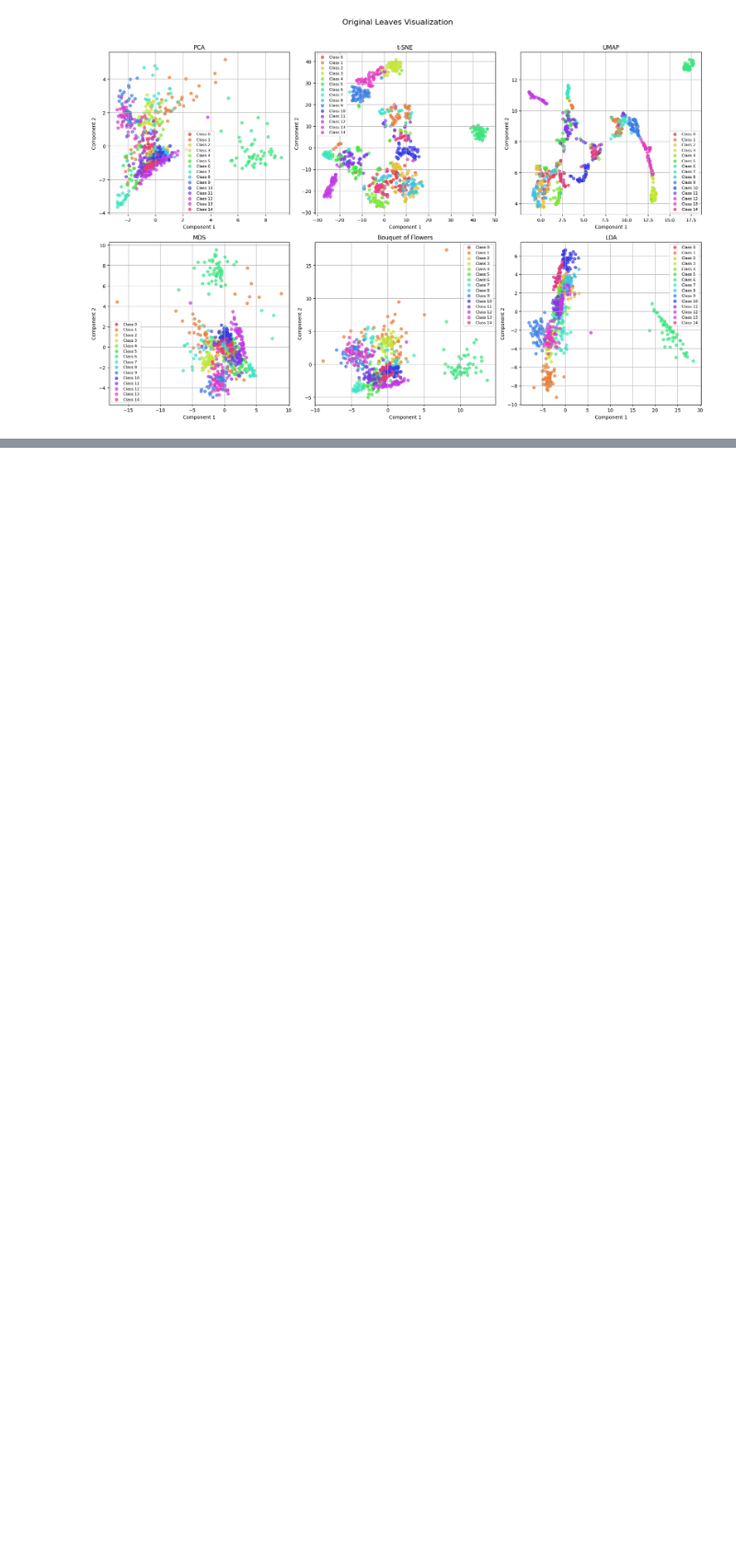
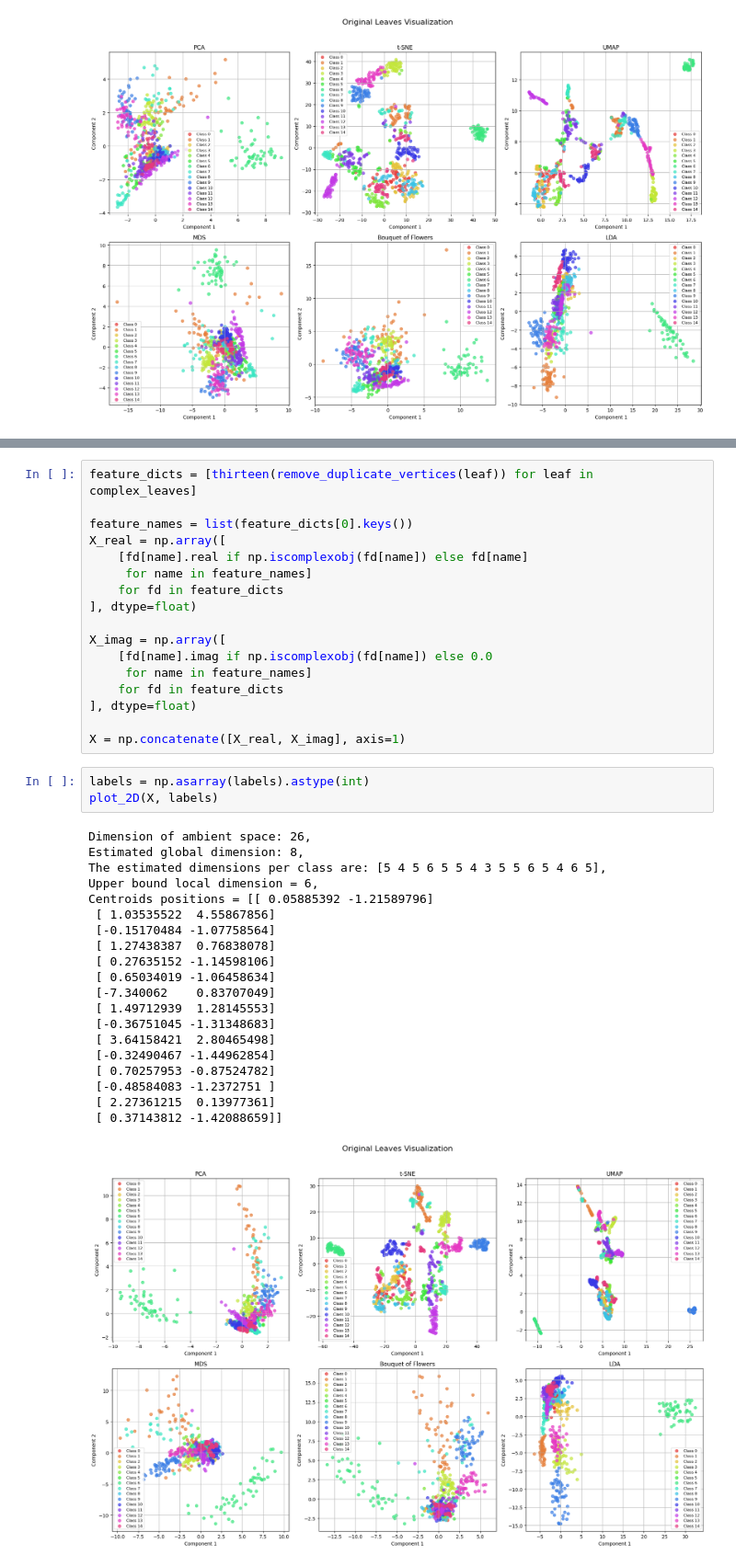
Before and after one commit to GiLonga/Varifold-Moments, a Jupyter notebook: SLeaves.ipynb, the cells around one changed output, grey strips where cells are left out. Shown at 92% size. Cells and saved outputs as stored; diff of their text form; blank space fills up the shorter version.

Commit message:
Now you can visualize both the 11 and the 13 invariants.

```diff
--- a/SLeaves.ipynb
+++ b/SLeaves.ipynb
@@ -147,0 +112,41 @@ Classification report:
+# %%
+feature_dicts = [thirteen(remove_duplicate_vertices(leaf)) for leaf in complex_leaves]
+
+feature_names = list(feature_dicts[0].keys())
+X_real = np.array([
+    [fd[name].real if np.iscomplexobj(fd[name]) else fd[name]
+     for name in feature_names]
+    for fd in feature_dicts
+], dtype=float)
+
+X_imag = np.array([
+    [fd[name].imag if np.iscomplexobj(fd[name]) else 0.0
+     for name in feature_names]
+    for fd in feature_dicts
+], dtype=float)
+
+X = np.concatenate([X_real, X_imag], axis=1)
+# %%
+labels = np.asarray(labels).astype(int)
+plot_2D(X, labels)
+# %% [output]
+Dimension of ambient space: 26,
+Estimated global dimension: 8,
+The estimated dimensions per class are: [5 4 5 6 5 5 4 3 5 5 6 5 4 6 5],
+Upper bound local dimension = 6,
+Centroids positions = [[ 0.05885392 -1.21589796]
+ [ 1.03535522  4.55867856]
+ [-0.15170484 -1.07758564]
+ [ 1.27438387  0.76838078]
+ [ 0.27635152 -1.14598106]
+ [ 0.65034019 -1.06458634]
+ [-7.340062    0.83707049]
+ [ 1.49712939  1.28145553]
+ [-0.36751045 -1.31348683]
+ [ 3.64158421  2.80465498]
+ [-0.32490467 -1.44962854]
+ [ 0.70257953 -0.87524782]
+ [-0.48584083 -1.2372751 ]
+ [ 2.27361215  0.13977361]
+ [ 0.37143812 -1.42088659]]
+[figure, added]
```
Also changed, not shown: parts of 4 cells of this notebook.
